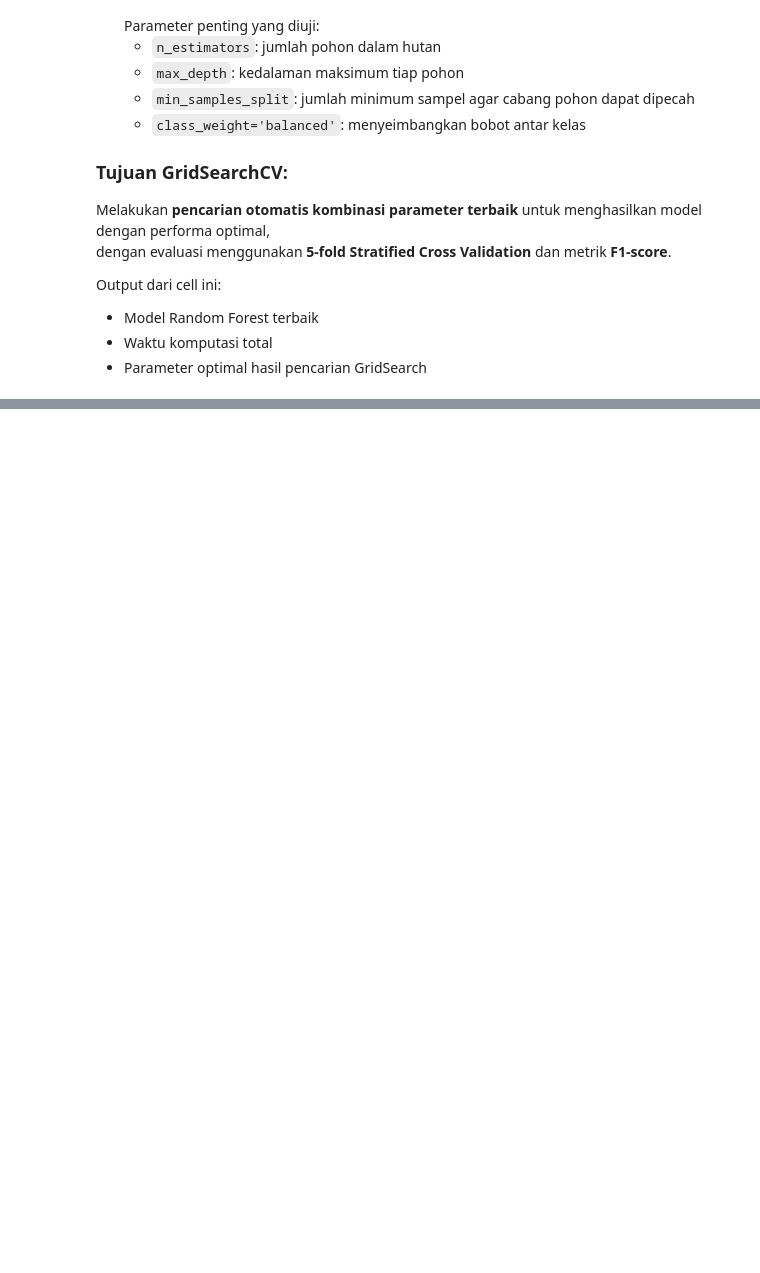
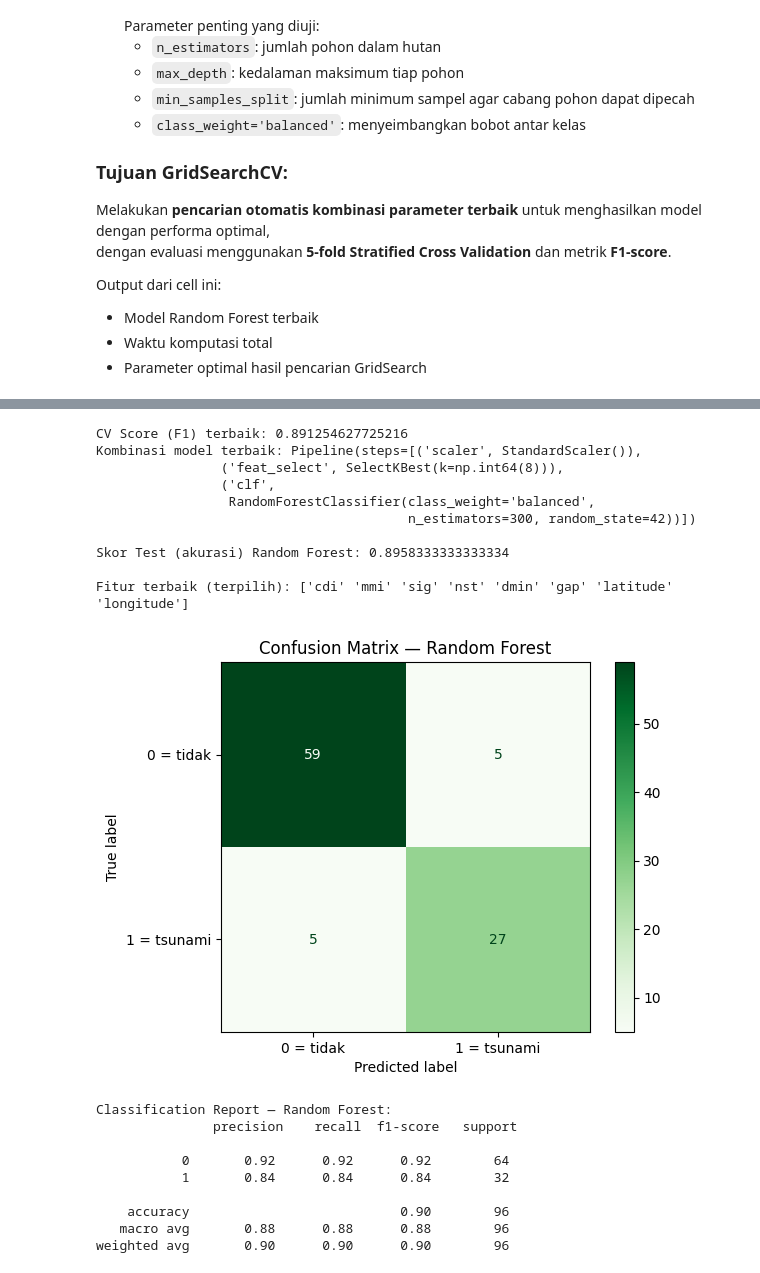
Before and after one commit to Yntzie/Projek-UTS-ML_A_KERAS, a Jupyter notebook: Notebook_KLASIFIKASI_A_KERAS_RF_vs_LR.ipynb, the cells around one changed output, grey strips where cells are left out. Drawn from its saved outputs; the diff is of its cells as text; code cells hidden in the pictures; blank space fills up the shorter version.

```diff
--- a/Notebook_KLASIFIKASI_A_KERAS_RF_vs_LR.ipynb
+++ b/Notebook_KLASIFIKASI_A_KERAS_RF_vs_LR.ipynb
@@ -344,7 +344,7 @@ params_grid_rf = [
     {
         'scaler' : [MinMaxScaler(), StandardScaler()],
         'feat_select': [SelectKBest()],
-        'feat_select__k': np.arange(5, 15),        # jumlah fitur terbaik yang diuji
+        'feat_select__k': np.arange(1, 10),        # jumlah fitur terbaik yang diuji
         'clf__n_estimators': [100, 300, 500],      # jumlah pohon
         'clf__max_depth': [None, 5, 10],           # batas kedalaman tiap pohon
         'clf__min_samples_split': [2, 5, 10]       # jumlah minimal sampel untuk split node
@@ -386,0 +409,47 @@ KeyboardInterrupt:
+# %%
+#  Evaluasi hasil GridSearch
+print("CV Score (F1) terbaik:", gscv_rf.best_score_)        # Silakan diisi bagian ini dengan kode yang tepat (3)
+print("Kombinasi model terbaik:", gscv_rf.best_estimator_)      # Silakan diisi bagian ini dengan kode yang tepat (3)
+
+rf_test_score = gscv_rf.best_estimator_.score(X_test, y_test) # Silakan diisi bagian ini dengan kode yang tepat (3)
+print("\nSkor Test (akurasi) Random Forest:", rf_test_score)  # Silakan diisi bagian ini dengan kode yang tepat (2)
+
+#  Fitur terbaik (jika selector mendukung get_support)
+selector = gscv_rf.best_estimator_.named_steps['feat_select']
+if hasattr(selector, 'get_support'):
+    mask = selector.get_support()
+    selected = np.array(X.columns)[mask]
+    print("\nFitur terbaik (terpilih):", selected)
+
+
+#  Confusion Matrix & Classification Report
+rf_pred = gscv_rf.predict(X_test)              # Silakan diisi bagian ini dengan kode yang tepat (2)
+cm_rf = confusion_matrix(y_test, rf_pred)      # Silakan diisi bagian ini dengan kode yang tepat (2)
+disp_rf = ConfusionMatrixDisplay(confusion_matrix=cm_rf, display_labels=['0 = tidak','1 = tsunami'])  # Silakan diisi bagian ini dengan kode yang tepat (3)
+disp_rf.plot(cmap=plt.cm.Greens)
+plt.title("Confusion Matrix — Random Forest")
+plt.show()
+
+# Silakan diisi bagian ini dengan kode yang tepat ()
+print("\nClassification Report — Random Forest:\n", classification_report(y_test, rf_pred))  # Silakan diisi bagian ini dengan kode yang tepat (2)
+# %% [output]
+CV Score (F1) terbaik: 0.891254627725216
+Kombinasi model terbaik: Pipeline(steps=[('scaler', StandardScaler()),
+                ('feat_select', SelectKBest(k=np.int64(8))),
+                ('clf',
+                 RandomForestClassifier(class_weight='balanced',
+                                        n_estimators=300, random_state=42))])
+
+Skor Test (akurasi) Random Forest: 0.8958333333333334
+
+Fitur terbaik (terpilih): ['cdi' 'mmi' 'sig' 'nst' 'dmin' 'gap' 'latitude' 'longitude']
+[figure, added]
+Classification Report — Random Forest:
+               precision    recall  f1-score   support
+
+           0       0.92      0.92      0.92        64
+           1       0.84      0.84      0.84        32
+
+    accuracy                           0.90        96
+   macro avg       0.88      0.88      0.88        96
+weighted avg       0.90      0.90      0.90        96
```
Also changed, not shown: parts of 2 cells of this notebook.
